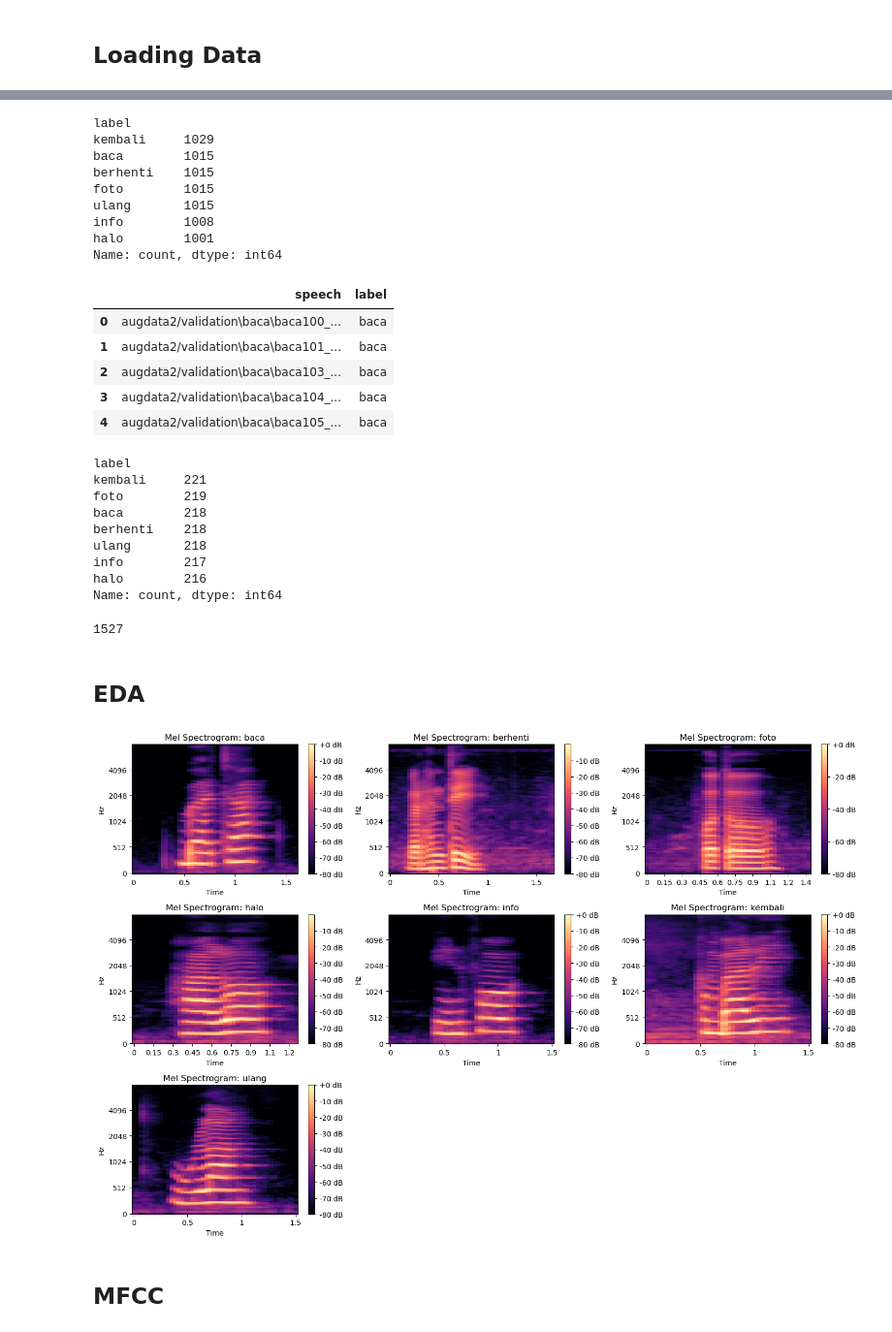
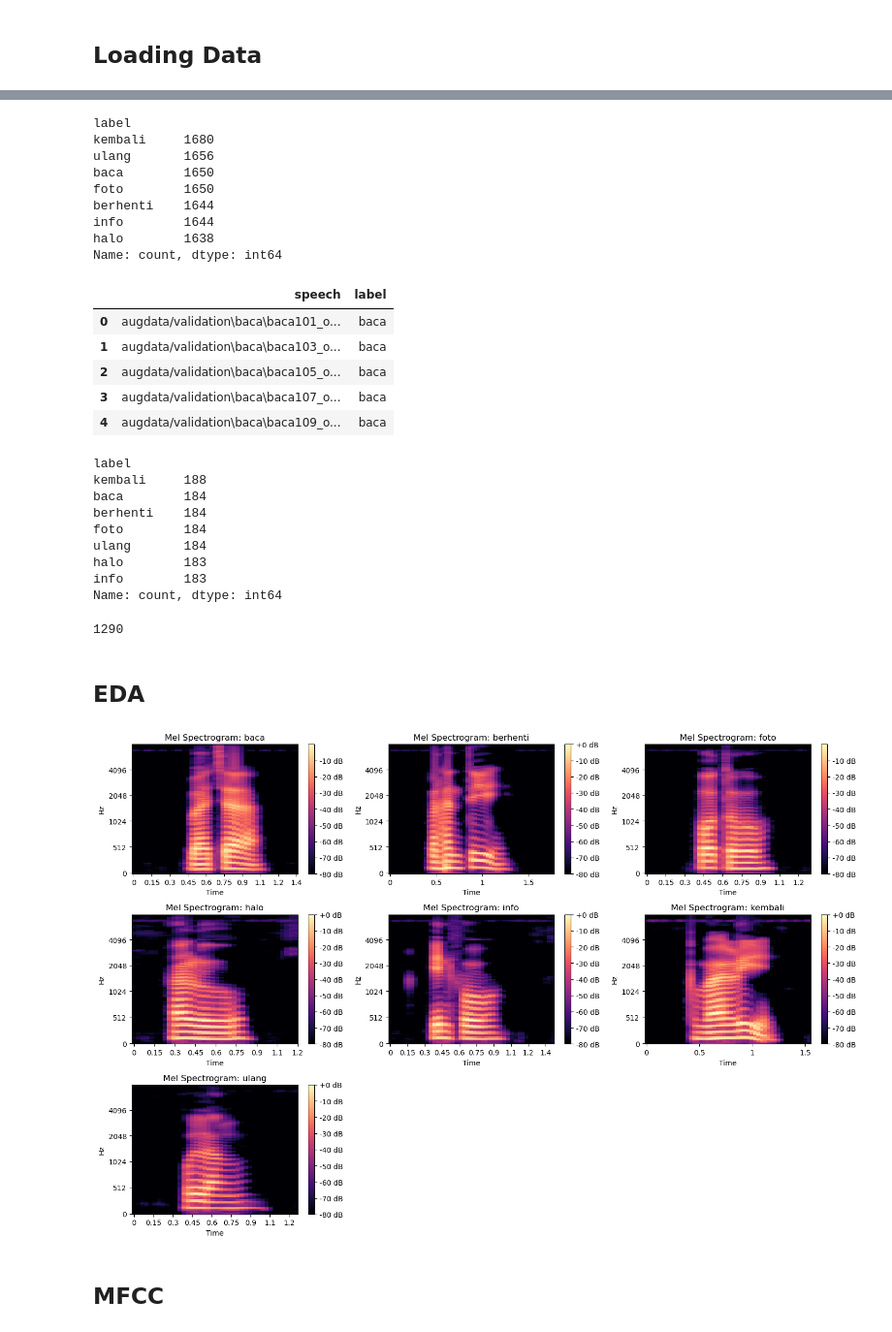
Before and after one commit to garbryel/speechreco, a Jupyter notebook: modeld.ipynb, the cells around one changed output, grey strips where cells are left out. Shown at 97% size. Cells and saved outputs as stored; diff of their text form; code cells hidden in the pictures.

```diff
--- a/modeld.ipynb
+++ b/modeld.ipynb
@@ -35,8 +35,8 @@ warnings.filterwarnings('ignore')
 ## Loading Data
 # %%
 # Konfigurasi
-TRAINING = "augdata2/training"
-VALIDATION = "augdata2/validation"
+TRAINING = "augdata/training"
+VALIDATION = "augdata/validation"
 COMMANDS = ["baca", "berhenti", "foto", "halo", "info", "kembali", "ulang"]
 # %%
 # Load data training
@@ -76,13 +76,13 @@ df_train.head()
 df_train['label'].value_counts()
 # %% [output]
 label
-kembali     1029
-baca        1015
-berhenti    1015
-foto        1015
-ulang       1015
-info        1008
-halo        1001
+kembali     1680
+ulang       1656
+baca        1650
+foto        1650
+berhenti    1644
+info        1644
+halo        1638
 Name: count, dtype: int64
 # %%
 # Load data validaion
@@ -108,31 +108,34 @@ df_valid['label'] = yv
 df_valid.head()
 # %% [output]
 |  | speech | label |
-| 0 | augdata2/validation\baca\baca100_... | baca |
-| 1 | augdata2/validation\baca\baca101_... | baca |
-| 2 | augdata2/validation\baca\baca103_... | baca |
-| 3 | augdata2/validation\baca\baca104_... | baca |
-| 4 | augdata2/validation\baca\baca105_... | baca |
+| 0 | augdata/validation\baca\baca101_o... | baca |
+| 1 | augdata/validation\baca\baca103_o... | baca |
+| 2 | augdata/validation\baca\baca105_o... | baca |
+| 3 | augdata/validation\baca\baca107_o... | baca |
+| 4 | augdata/validation\baca\baca109_o... | baca |
 # %%
 df_valid['label'].value_counts()
 # %% [output]
 label
-kembali     221
-foto        219
-baca        218
-berhenti    218
-ulang       218
-info        217
-halo        216
+kembali     188
+baca        184
+berhenti    184
+foto        184
+ulang       184
+halo        183
+info        183
 Name: count, dtype: int64
 # %%
 len(Xv)
 # %% [output]
-1527
+1290
 # %%
 # Tahapan Preprocessing
 
 def load_audio(file_path, sr=16000):
     audio, sample_rate = librosa.load(file_path, sr=sr)
     return audio / np.max(np.abs(audio)), sample_rate
+
+def reduce_noise(audio, sample_rate):
+    return nr.reduce_noise(y=audio, sr=sample_rate)
 # %%
@@ -158,33 +171,34 @@ results = Parallel(n_jobs=num_cores)(
 # %%
 # Visualisasi spectrogram per label
 def visualize_per_label(df_train):
     labels = df_train['label'].unique()
 
     plt.figure(figsize=(15, 10))
 
     for i, label in enumerate(labels):
         example_path = df_train[df_train['label'] == label]['speech'].values[0]
 
         # Preprocessing
         audio, sr = load_audio(example_path)
+        audio = reduce_noise(audio, sr)
 
         # Menghitung Mel Spectrogram
         mel_spec = librosa.feature.melspectrogram(y=audio, sr=sr, n_mels=128, fmax=8000)
 
         # Plot
         plt.subplot(3, 3, i + 1)
         librosa.display.specshow(librosa.power_to_db(mel_spec, ref=np.max),
                                  sr=sr, x_axis='time', y_axis='mel')
         plt.title(f'Mel Spectrogram: {label}')
         plt.colorbar(format='%+2.0f dB')
 
     plt.tight_layout()
     plt.show()
 
 # Panggil fungsi visualisasi
 visualize_per_label(df_train)
 # %% [output]
-[figure, old version]
+[figure, new version]
 # %% [markdown]
 ## MFCC
 # %%
```
Also changed, not shown: parts of 8 cells of this notebook, 4 other files.
